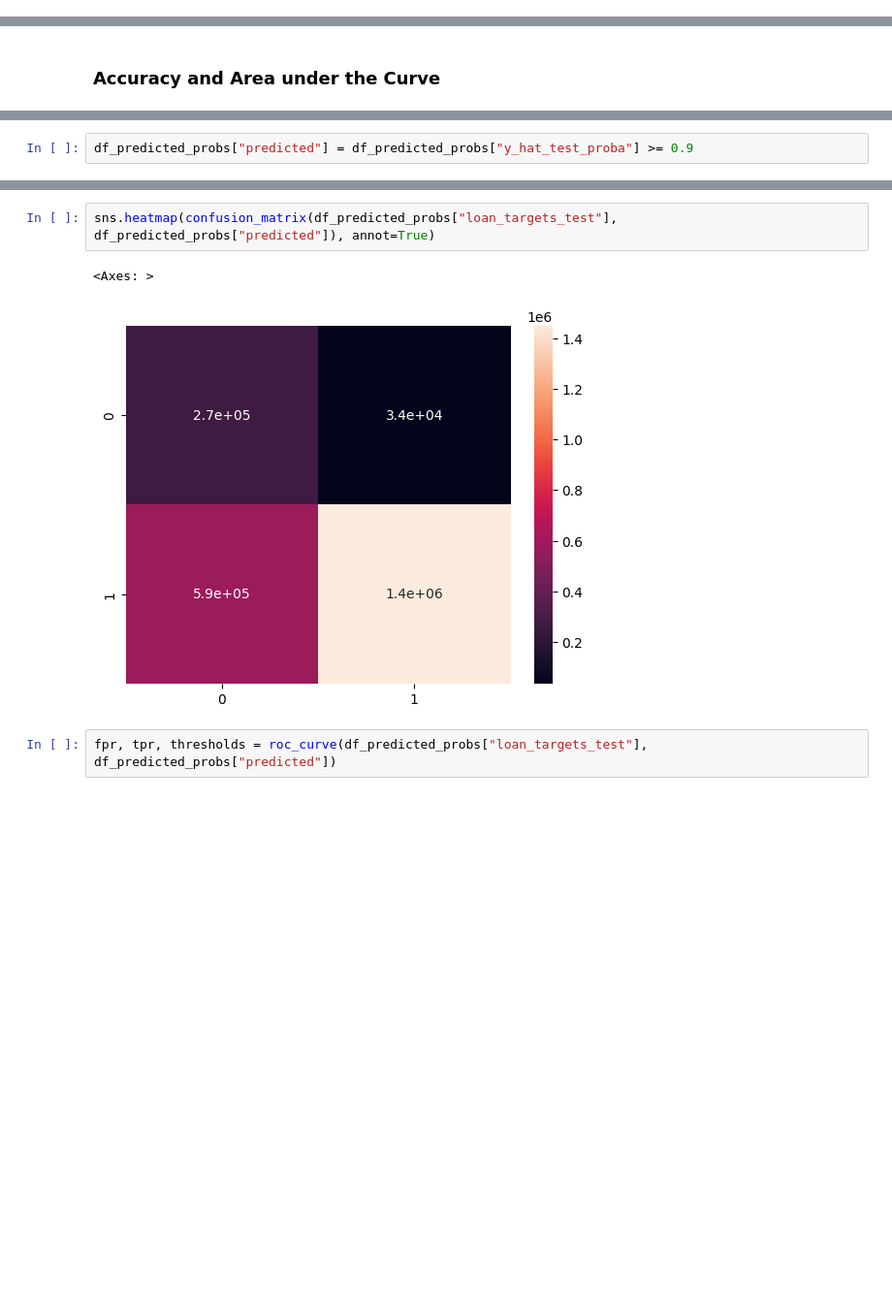
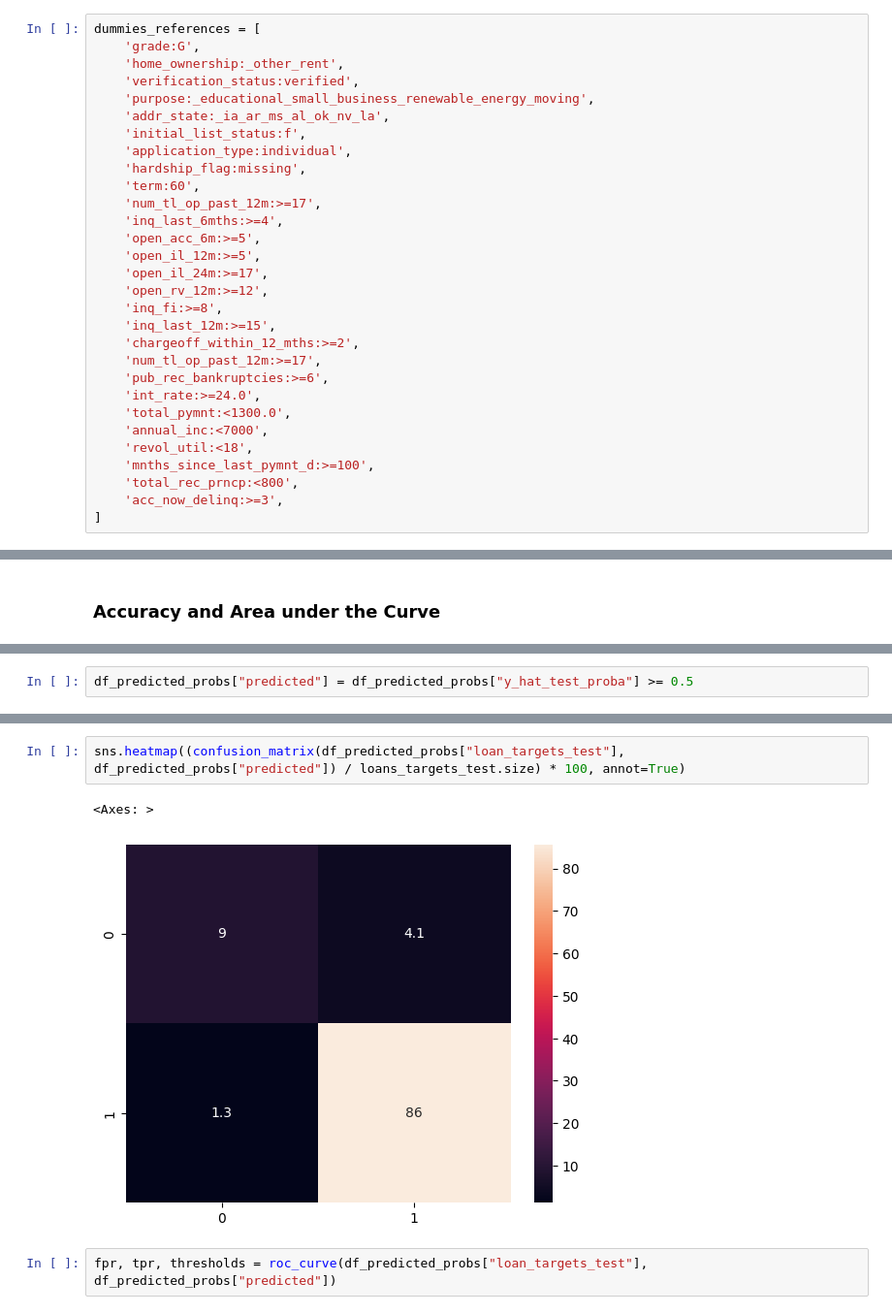
Before and after one commit to maciekd777/Lending-Club-PD-Model, a Jupyter notebook: Loans_Model.ipynb, the cells around one changed output, grey strips where cells are left out. Shown at 97% size. Cells and saved outputs as stored; diff of their text form; blank space fills up the shorter version.

Commit message:
Modified Loans and Loans_Model

```diff
--- a/Loans_Model.ipynb
+++ b/Loans_Model.ipynb
@@ -264,3 +241,33 @@ dummies_references = [
+# %%
+dummies_references = [
+    'grade:G',
+    'home_ownership:_other_rent',
+    'verification_status:verified',
+    'purpose:_educational_small_business_renewable_energy_moving',
+    'addr_state:_ia_ar_ms_al_ok_nv_la',
+    'initial_list_status:f',
+    'application_type:individual',
+    'hardship_flag:missing',
+    'term:60',
+    'num_tl_op_past_12m:>=17',
+    'inq_last_6mths:>=4',
+    'open_acc_6m:>=5',
+    'open_il_12m:>=5',
+    'open_il_24m:>=17',
+    'open_rv_12m:>=12',
+    'inq_fi:>=8',
+    'inq_last_12m:>=15',
+    'chargeoff_within_12_mths:>=2',
+    'num_tl_op_past_12m:>=17',
+    'pub_rec_bankruptcies:>=6',
+    'int_rate:>=24.0',
+    'total_pymnt:<1300.0',
+    'annual_inc:<7000',
+    'revol_util:<18',
+    'mnths_since_last_pymnt_d:>=100',
+    'total_rec_prncp:<800',
+    'acc_now_delinq:>=3',
+]
 # %%
 loans_inputs_train_all_dummies = loans_inputs_train.loc[ :, dummies_list]
 # %%
@@ -438,5 +604,5 @@ df_predicted_probs.sort_values("y_hat_test_proba").head(20)
 # %%
-df_predicted_probs["predicted"] = df_predicted_probs["y_hat_test_proba"] >= 0.9
+df_predicted_probs["predicted"] = df_predicted_probs["y_hat_test_proba"] >= 0.5
 # %%
 confusion_matrix(df_predicted_probs["loan_targets_test"], df_predicted_probs["predicted"])
 # %% [output]
@@ -450,8 +616,8 @@ array([[11.50990453,  1.4600112 ],
 # %%
-sns.heatmap(confusion_matrix(df_predicted_probs["loan_targets_test"], df_predicted_probs["predicted"]), annot=True)
+sns.heatmap((confusion_matrix(df_predicted_probs["loan_targets_test"], df_predicted_probs["predicted"]) / loans_targets_test.size) * 100, annot=True)
 # %% [output]
 <Axes: >
-[figure, old version]
+[figure, new version]
 # %%
 fpr, tpr, thresholds = roc_curve(df_predicted_probs["loan_targets_test"], df_predicted_probs["predicted"])
 # %%
```
Also changed, not shown: parts of 36 cells of this notebook, 1 other file.
